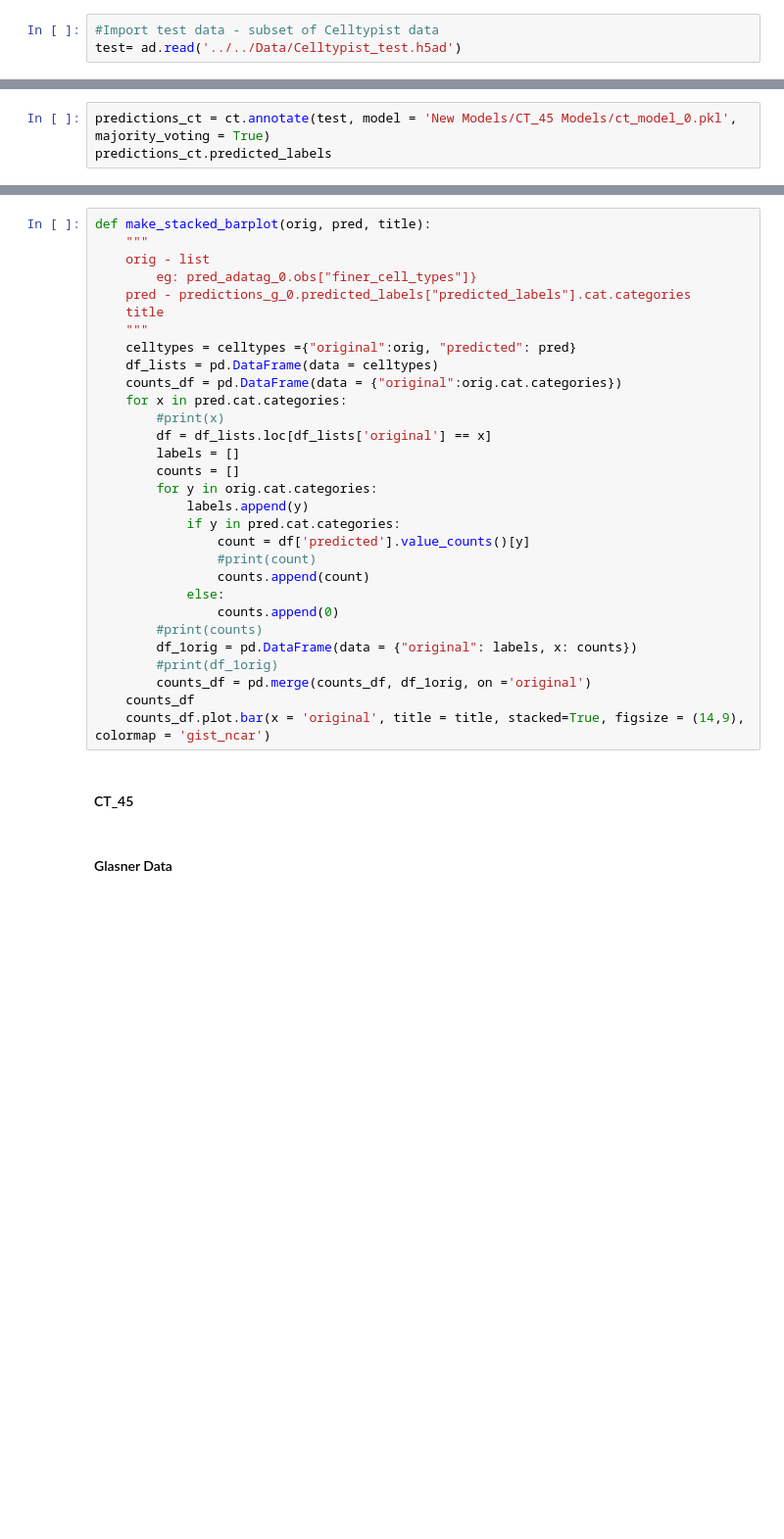
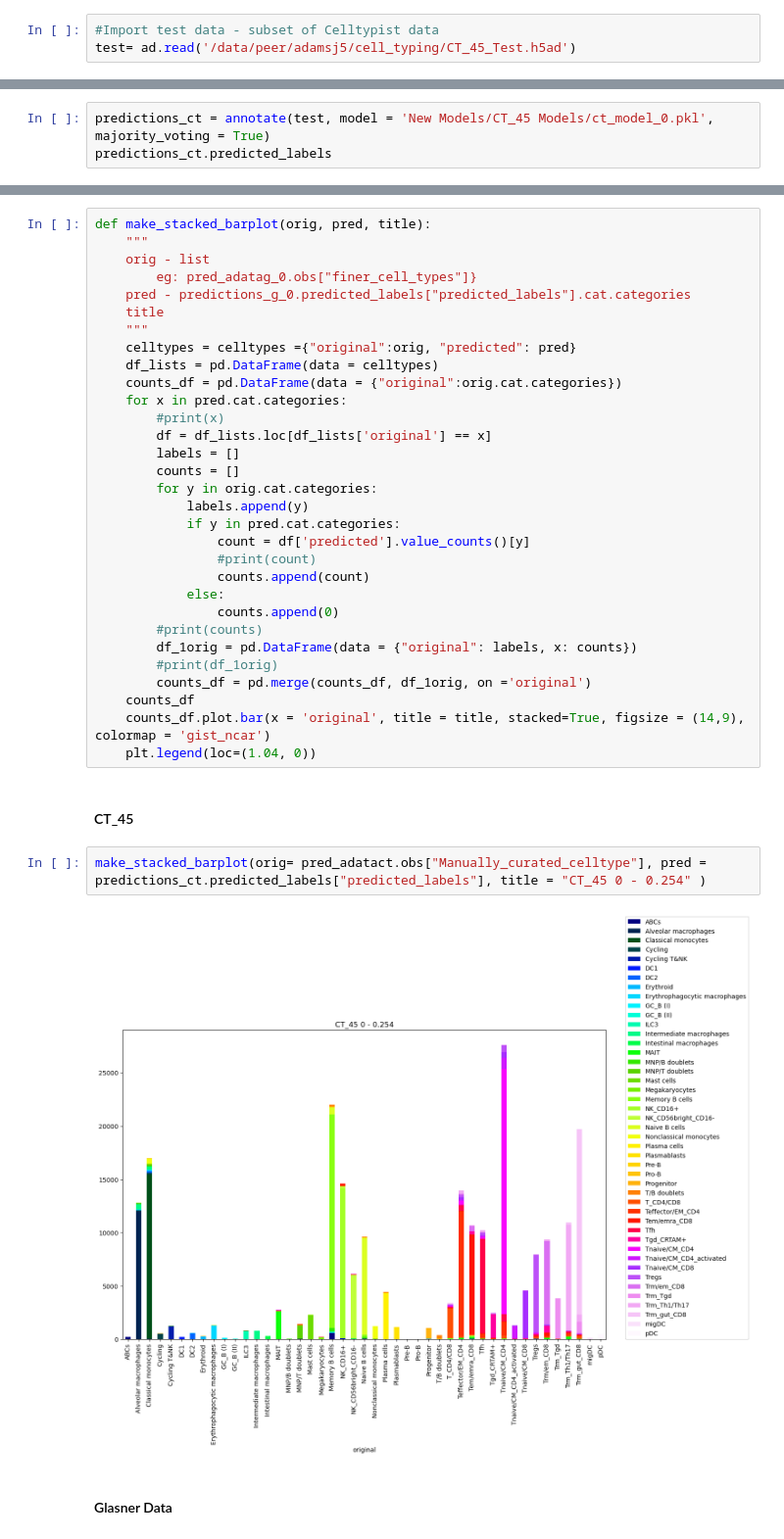
Before and after one commit to joadams1/adams_celltypist, a Jupyter notebook: celltypist/Benchmarking Models.ipynb, the cells around one changed output, grey strips where cells are left out. Shown at 98% size. Cells and saved outputs as stored; diff of their text form; blank space fills up the shorter version.

```diff
--- a/celltypist/Benchmarking Models.ipynb
+++ b/celltypist/Benchmarking Models.ipynb
@@ -39,4 +41,4 @@ models.download_models(model = 'Healthy_COVID19_PBMC.pkl')
 ### Using CT_45 Models
 # %%
 #Import test data - subset of Celltypist data
-test= ad.read('../../Data/Celltypist_test.h5ad')
+test= ad.read('/data/peer/adamsj5/cell_typing/CT_45_Test.h5ad')
@@ -45,3 +45,3 @@ FileNotFoundError: [Errno 2] Unable to synchronously open file (unable to open f
 # %%
-predictions_ct = ct.annotate(test, model = 'New Models/CT_45 Models/ct_model_0.pkl', majority_voting = True)
+predictions_ct = annotate(test, model = 'New Models/CT_45 Models/ct_model_0.pkl', majority_voting = True)
 predictions_ct.predicted_labels
@@ -378,8 +432,13 @@ def make_stacked_barplot(orig, pred, title):
         counts_df = pd.merge(counts_df, df_1orig, on ='original')
     counts_df
     counts_df.plot.bar(x = 'original', title = title, stacked=True, figsize = (14,9), colormap = 'gist_ncar')
+    plt.legend(loc=(1.04, 0))
 # %% [markdown]
 #### CT_45
+# %%
+make_stacked_barplot(orig= pred_adatact.obs["Manually_curated_celltype"], pred = predictions_ct.predicted_labels["predicted_labels"], title = "CT_45 0 - 0.254" )
+# %% [output]
+[figure, added]
 # %% [markdown]
 #### Glasner Data
 # %%
```
Also changed, not shown: parts of 33 cells of this notebook.
